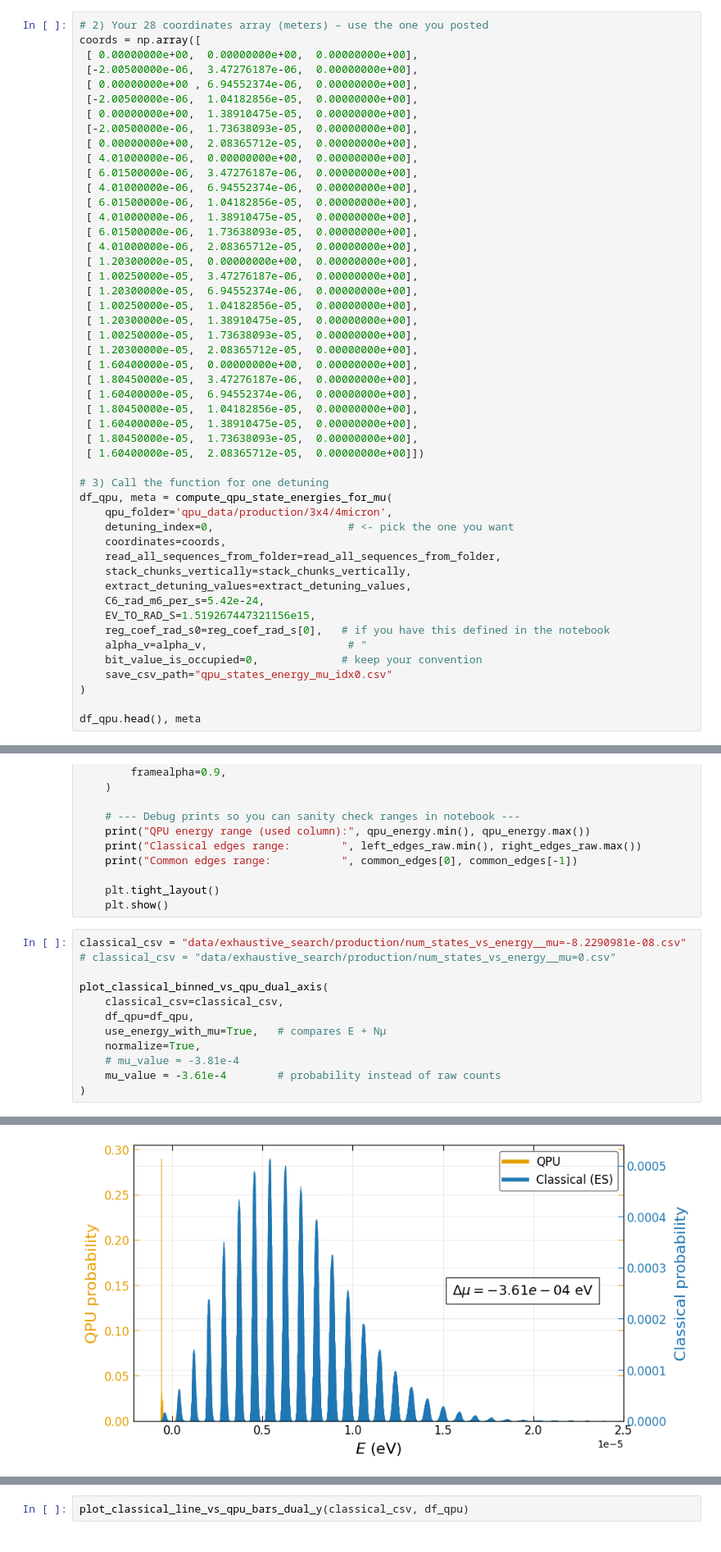
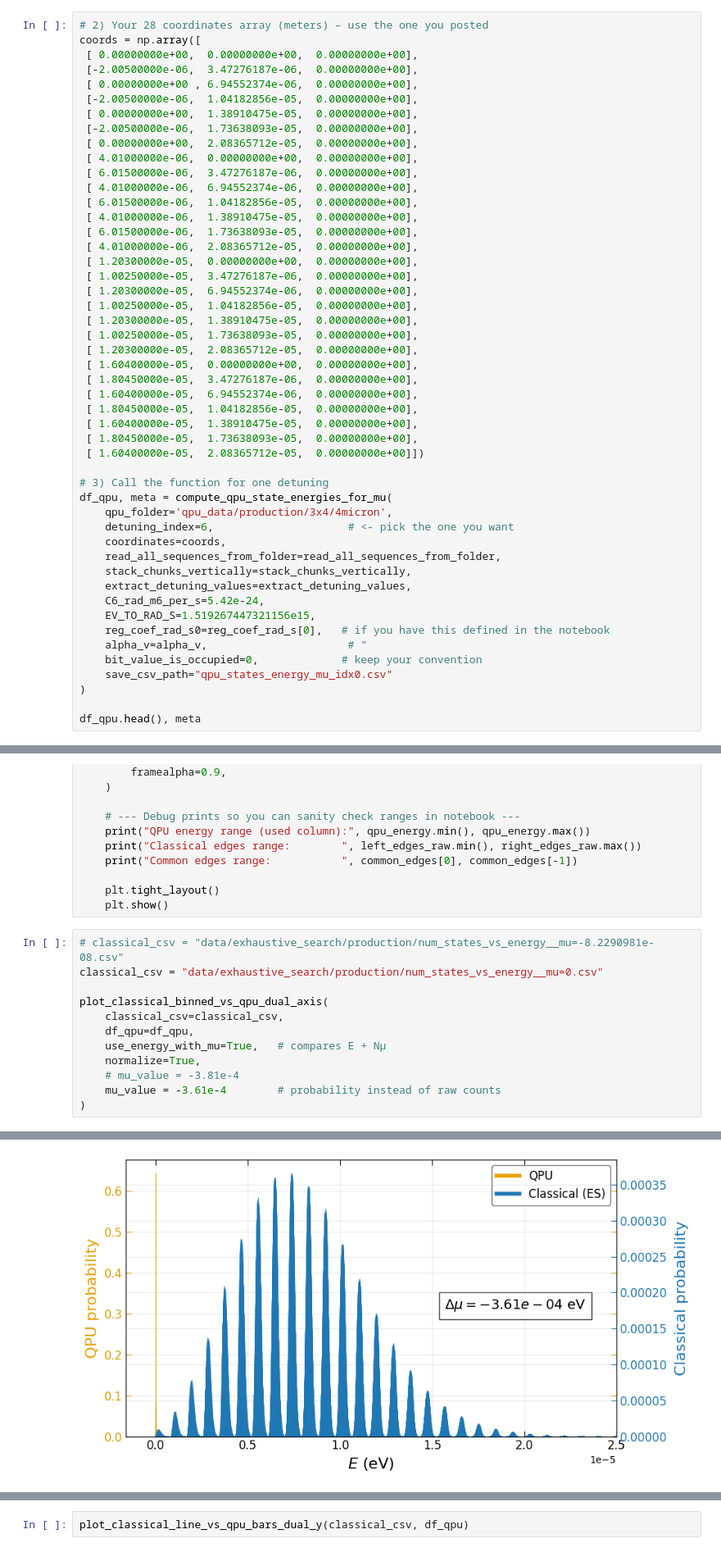
Before and after one commit to cmc-ucl/rydberg_atoms, a Jupyter notebook: compare_qpu_classical.ipynb, the cells around one changed output, grey strips where cells are left out. Shown at 82% size. Cells and saved outputs as stored; diff of their text form.

```diff
--- a/compare_qpu_classical.ipynb
+++ b/compare_qpu_classical.ipynb
@@ -2120,7 +1665,7 @@ coords = np.array([
 # 3) Call the function for one detuning
 df_qpu, meta = compute_qpu_state_energies_for_mu(
     qpu_folder='qpu_data/production/3x4/4micron',
-    detuning_index=0,                     # <- pick the one you want
+    detuning_index=6,                     # <- pick the one you want
     coordinates=coords,
     read_all_sequences_from_folder=read_all_sequences_from_folder,
     stack_chunks_vertically=stack_chunks_vertically,
@@ -2356,8 +1901,8 @@ def plot_classical_binned_vs_qpu_dual_axis(
     plt.tight_layout()
     plt.show()
 # %%
-classical_csv = "data/exhaustive_search/production/num_states_vs_energy__mu=-8.2290981e-08.csv"
-# classical_csv = "data/exhaustive_search/production/num_states_vs_energy__mu=0.csv"
+# classical_csv = "data/exhaustive_search/production/num_states_vs_energy__mu=-8.2290981e-08.csv"
+classical_csv = "data/exhaustive_search/production/num_states_vs_energy__mu=0.csv"
 
 plot_classical_binned_vs_qpu_dual_axis(
     classical_csv=classical_csv,
@@ -2374 +1919 @@ Common edges range:            -6.099757766339358e-07 3.0043024223366064e-05
-[figure, old version]
+[figure, new version]
```
Also changed, not shown: parts of 82 cells of this notebook, 3 other files.
